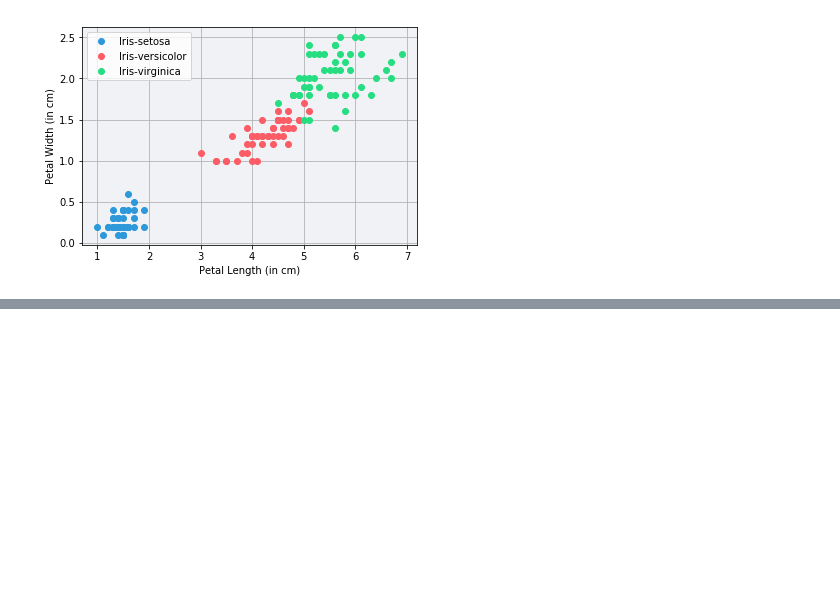
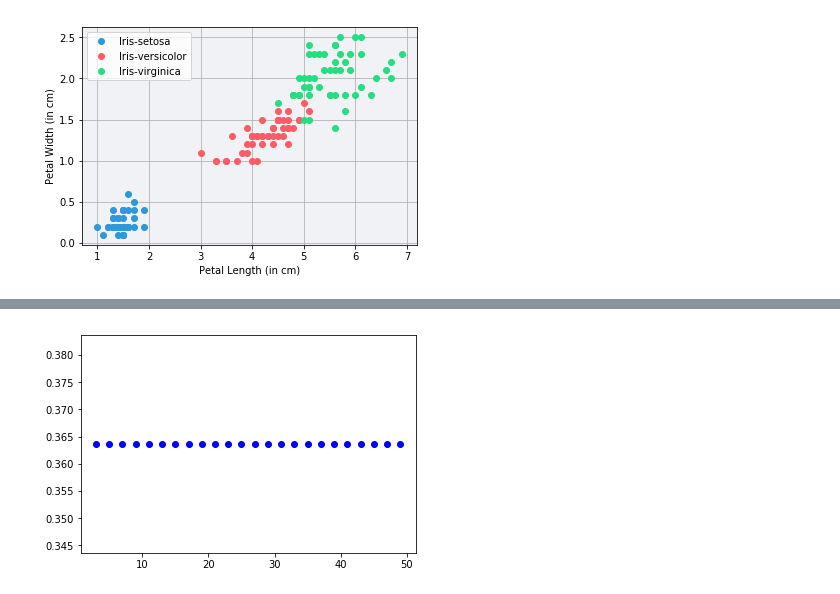
Before and after one commit to anubhavp28/ml-hello-world, a Jupyter notebook: kNN-iris.ipynb, the cells around one changed output, grey strips where cells are left out. Drawn from its saved outputs; the diff is of its cells as text; code cells hidden in the pictures; blank space fills up the shorter version.

Commit message:
buggy k-fold cross validation

```diff
--- a/kNN-iris.ipynb
+++ b/kNN-iris.ipynb
@@ -56 +52,10 @@ X_train, X_test, y_train, y_test = train_test_split(X, y, random_state=25)
+# %%
+# convert labels from string to integer (it is easier to deal with numerical values in numpy).
+for i, label in enumerate(df['label'].unique()):
+    df['label'].replace(to_replace=label, value=i, inplace=True)
+
+# convert from dataframe to numpy arrays as `train_test_split` doesn't work with dataframes.
+X = np.array(df.iloc[:, :4])
+y = np.array(df.iloc[:, 4])
+X_train, X_test, y_train, y_test = train_test_split(X, y, random_state=25) # 25 is my favourite number :)
 # %%
@@ -94,0 +82,54 @@ kNN.predict(X_test, y_test, 7)
+# %%
+# --------------------------------------------------------------------------
+# k-fold cross validation for finding the best K for K-Nearest Neighbours
+# --------------------------------------------------------------------------
+
+# Note : I have used K (captial k) to denoted the hyperparameter for kNN, and
+# k (small k) to denoted the number of folds used in the cross validation phase.
+
+def k_fold_cross_validation(X, y, k):
+
+    # let's consider only odd values for K since even values could lead to a tie.
+    potential_Ks = range(3, 50, 2)
+    errors = [0] * len(potential_Ks)
+
+    # divide training set in k folds.
+    q = X.shape[0] // k
+    rem = X.shape[0] - q * k
+    fold_sizes = np.full(k, q)
+    fold_sizes[:rem] += 1
+
+    for n, K in enumerate(potential_Ks):
+        start = 0
+        avg_error = 0
+        for i in range(k):
+            stop = start + fold_sizes[i]
+
+            X_test = X[start:stop]
+            y_test = y[start:stop]
+
+            train_mask = np.full(X.shape[0], True)
+            train_mask[start:stop] = False
+            #print(train_mask)
+            X_train = X[train_mask]
+            y_train = y[train_mask]
+
+            kNN = KNearestNeighbours()
+            kNN.train(X_train, y_train)
+            _, error = kNN.predict(X_test, y_test, K)
+            print(K, error, start, stop)
+            avg_error += error
+
+            start = stop
+        avg_error /= k
+        errors[n] = avg_error
+
+    print(errors)
+    plt.plot(potential_Ks, errors, 'ob')
+    plt.show()
+
+#kNN = KNearestNeighbours()
+#kNN.train(X_train, y_train)
+#predictions, errors = kNN.predict(X_test, y_test, 7)
+k_fold_cross_validation(X_train, y_train, 11)
+# %% [output]
@@ -94,0 +153 @@ kNN.predict(X_test, y_test, 7)
+[figure, added]
```
Also changed, not shown: parts of 4 cells of this notebook.
